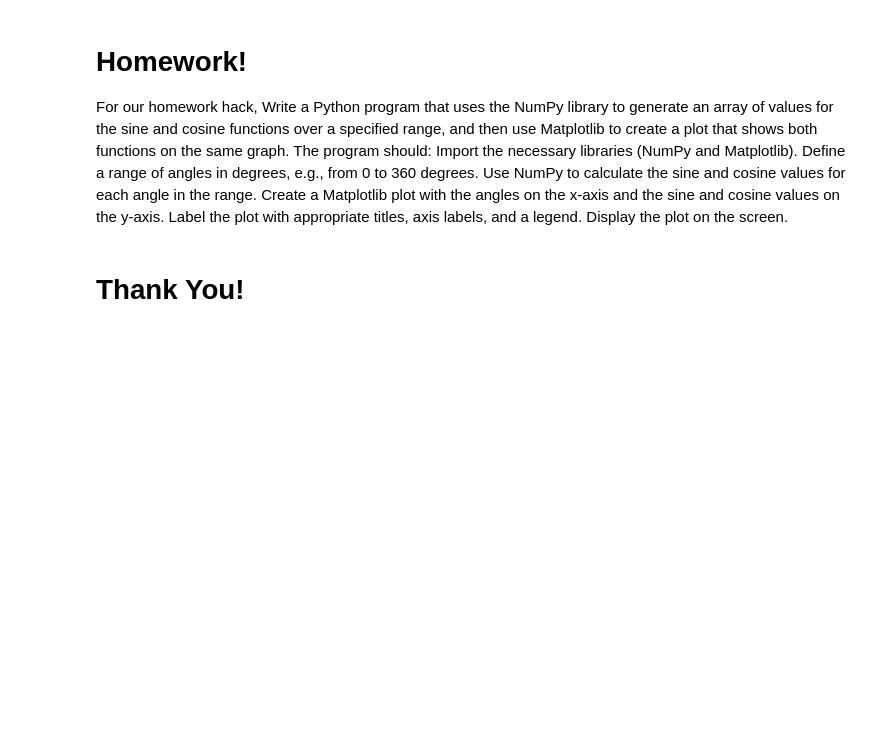
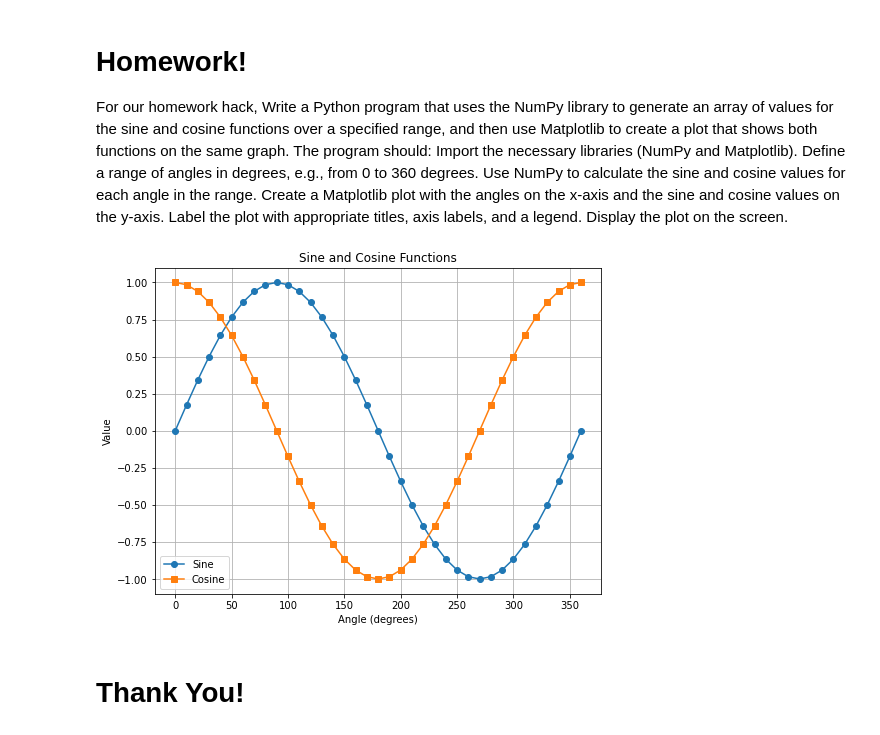
Before and after one commit to cliang1/cliang, a Jupyter notebook: _notebooks/2023-10-21-PythonLibraries.ipynb, the cells around one changed output. Saved outputs shown, nothing was run; the diff lists cells and outputs as text; code cells hidden in the pictures; blank space fills up the shorter version.

```diff
--- a/_notebooks/2023-10-21-PythonLibraries.ipynb
+++ b/_notebooks/2023-10-21-PythonLibraries.ipynb
@@ -145,2 +143,36 @@ Display the plot on the screen.
+# %%
+# Code goes here
+
+import numpy as np
+import matplotlib.pyplot as plt
+
+# Define a range of angles in degrees from 0 to 360 degrees
+angles_degrees = np.arange(0, 361, 10)  # Angles from 0 to 360 in 10-degree increments
+
+# Convert angles to radians
+angles_radians = np.radians(angles_degrees)
+
+# Calculate sine and cosine values
+sine_values = np.sin(angles_radians)
+cosine_values = np.cos(angles_radians)
+
+# Create a Matplotlib plot
+plt.figure(figsize=(8, 6))  # Adjust the figure size as needed
+plt.plot(angles_degrees, sine_values, label='Sine', marker='o')
+plt.plot(angles_degrees, cosine_values, label='Cosine', marker='s')
+
+# Label the plot
+plt.title('Sine and Cosine Functions')
+plt.xlabel('Angle (degrees)')
+plt.ylabel('Value')
+plt.grid(True)
+
+# Add a legend
+plt.legend()
+
+# Display the plot on the screen
+plt.show()
+# %% [output]
+[figure, added]
 # %% [markdown]
 <h1>Thank You!</h1>
```
Also changed, not shown: parts of 1 cell of this notebook.
